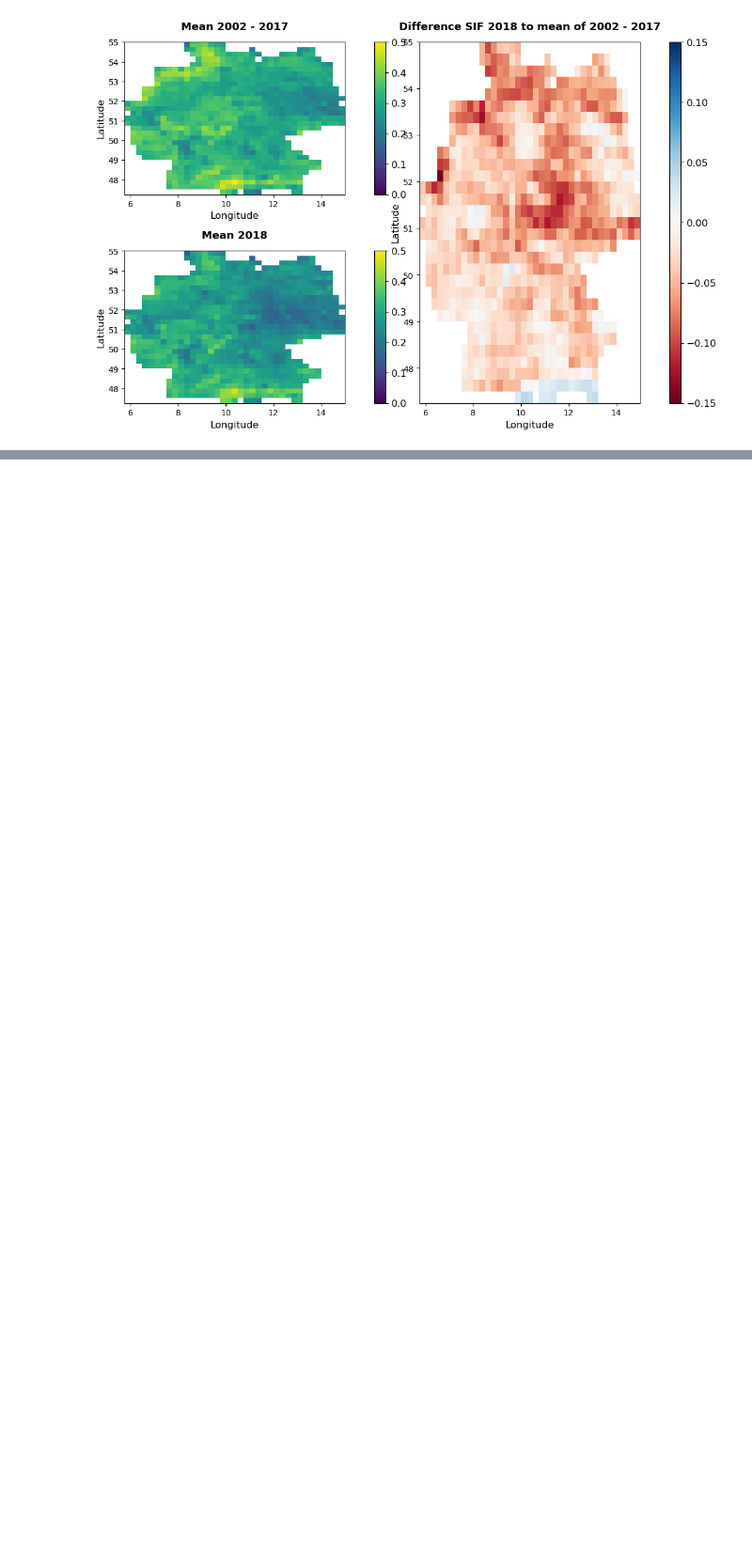
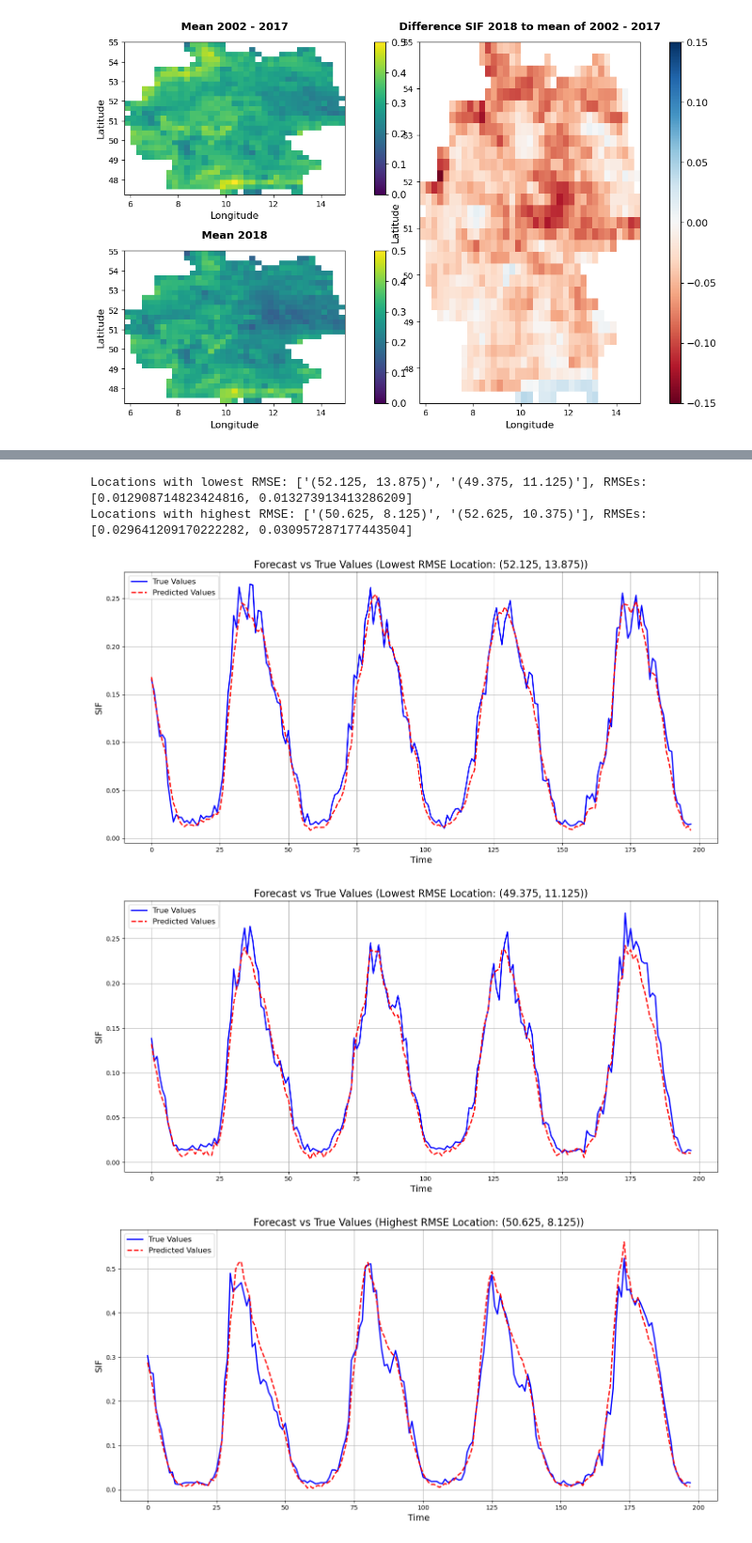
Before and after one commit to luismaecker/LSTM-SIF, a Jupyter notebook: main.ipynb, the cells around one changed output, grey strips where cells are left out. Shown at 94% size. Cells and saved outputs as stored; diff of their text form; code cells hidden in the pictures; blank space fills up the shorter version.

```diff
--- a/main.ipynb
+++ b/main.ipynb
@@ -153,0 +422,12 @@ change_plot(ref_period = summer_mean_to_2017, data_2018 = summer_sif_mean_cube.s
+# %%
+
+
+
+# Call the function with the example dictionary
+plot_forecasts_from_dict(results_dict)
+# %% [output]
+Locations with lowest RMSE: ['(52.125, 13.875)', '(49.375, 11.125)'], RMSEs: [0.012908714823424816, 0.013273913413286209]
+Locations with highest RMSE: ['(50.625, 8.125)', '(52.625, 10.375)'], RMSEs: [0.029641209170222282, 0.030957287177443504]
+[figure, added]
+[figure, added]
+[figure, added]
```
Also changed, not shown: parts of 21 cells of this notebook, 59 other files.
